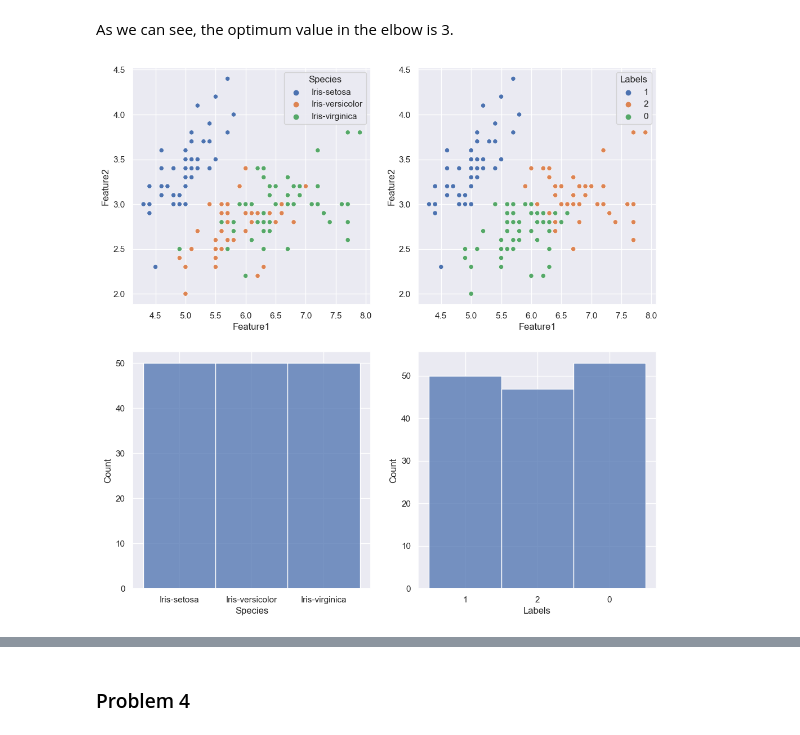
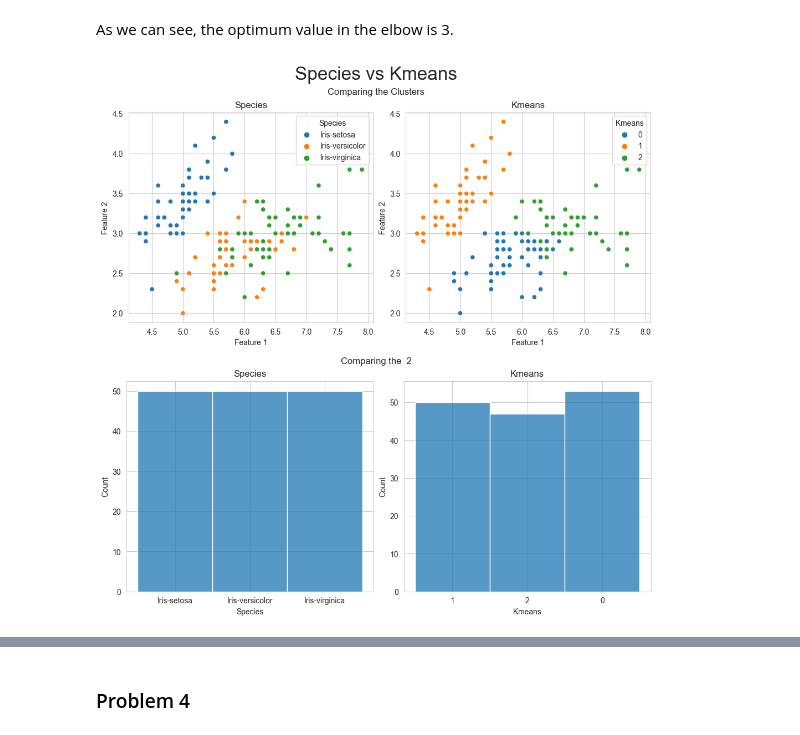
Before and after one commit to vishal-parameswaran/University-of-Chicago, a Jupyter notebook: Data Mining Principles/Assignment 2/Assignment_2_Srna.ipynb, the cells around one changed output, grey strips where cells are left out. Cells and saved outputs as stored; diff of their text form; code cells hidden in the pictures.

```diff
--- a/Data Mining Principles/Assignment 2/Assignment_2_Srna.ipynb
+++ b/Data Mining Principles/Assignment 2/Assignment_2_Srna.ipynb
@@ -837,0 +835,38 @@ plot_labels(iris_data[["SepalLengthCm","SepalWidthCm"]].values,iris_data[["Speci
+# %%
+def compare_labels(df):
+    '''
+    Fits and predicts DBSCAN clustering on "array"
+
+    Parameters
+    ----------
+    df: A n X 4 Matrix, where the first two columns are the features and the third and fourth columns are the labels to be compared
+
+    Returns
+    -------
+    fig: A Fig
+    '''
+
+    df.iloc[:,[2,3]] = df.iloc[:,[2,3]].replace(-1,"Noise").astype("str")
+
+    fig = plt.figure(figsize=(10, 10), constrained_layout=True)
+    feature_1 = df.columns[0]
+    feature_2 = df.columns[1]
+    init_label = df.columns[2]
+    vs_label = df.columns[3]
+    init_labels = np.sort(df[init_label].unique())
+    vs_labels = np.sort(df[vs_label].unique())
+    fig.suptitle(init_label + " vs " + vs_label, fontsize=24)
+    subfigs = fig.subfigures(nrows=2, ncols=1)
+    subfigs[0].suptitle("Comparing the Clusters")
+    axis0 = subfigs[0].subplots(nrows=1, ncols=2)
+    axis0[0].set_title(init_label)
+    axis0[1].set_title(vs_label)
+    sns.scatterplot(df,x=feature_1,y=feature_2,hue=init_label,hue_order=init_labels,ax=axis0[0])
+    sns.scatterplot(df,x=feature_1,y=feature_2,hue=vs_label,hue_order=vs_labels,ax=axis0[1])
+    subfigs[1].suptitle("Comparing the  2")
+    axis1 = subfigs[1].subplots(nrows=1, ncols=2)
+    axis1[0].set_title(init_label)
+    axis1[1].set_title(vs_label)
+    sns.histplot(df.iloc[:,2],ax=axis1[0])
+    sns.histplot(df.iloc[:,3],ax=axis1[1])
+    return fig
@@ -851,6 +893,7 @@ As we can see, the optimum value in the elbow is 3.
 # %%
 iris_kmeans_obj,iris_kmeans_cluster = cluster(iris_reduced,check_random_state(1),3)
 # %%
-plot_labels(iris_data[["SepalLengthCm","SepalWidthCm"]].values,iris_data[["Species"]].values,iris_kmeans_cluster.reshape((150,1)))
+iris_kmeans_compare_labels = pd.DataFrame(np.concatenate((iris_data[["SepalLengthCm","SepalWidthCm"]].values,iris_data[["Species"]].values,iris_kmeans_cluster.reshape((150,1))),axis=1),columns=["Feature 1","Feature 2","Species","Kmeans"])
+iris_kmeans_compare_plot = compare_labels(iris_kmeans_compare_labels)
 # %% [output]
-[figure, old version]
+[figure, new version]
```
Also changed, not shown: parts of 59 cells of this notebook, 1 other file.
